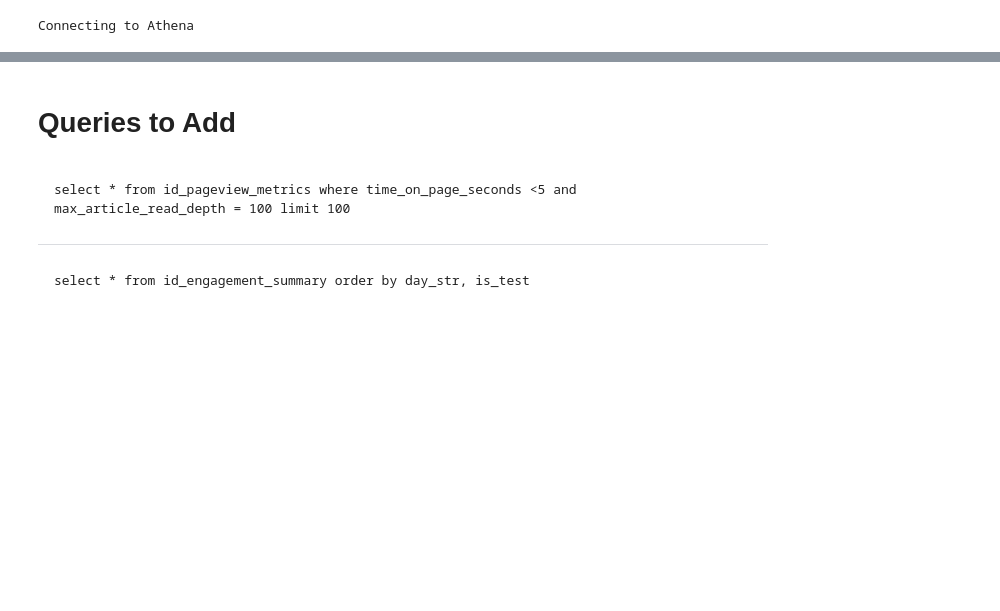
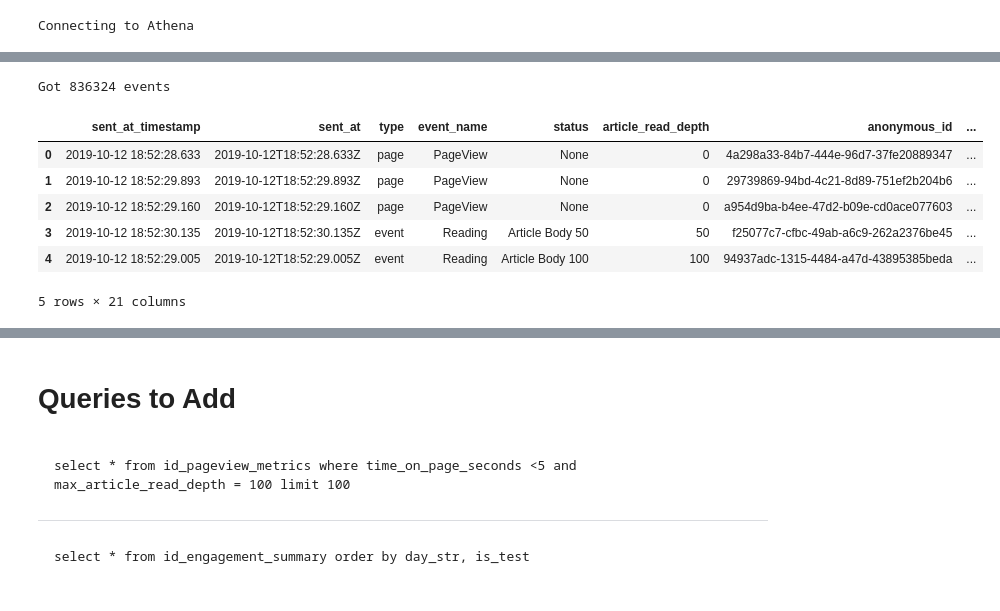
Before and after one commit to moneysmartco/blog-jupyter-notebooks, a Jupyter notebook: first_experiments.ipynb, the cells around one changed output, grey strips where cells are left out. Cells and saved outputs as stored; diff of their text form; code cells hidden in the pictures; blank space fills up the shorter version.

```diff
--- a/first_experiments.ipynb
+++ b/first_experiments.ipynb
@@ -146,0 +256,12 @@ unable to rollback
+# %%
+print("Got %i events"%len(events))
+events.head(5)
+# %% [output]
+Got 836324 events
+|  | sent_at_timestamp | sent_at | type | event_name | status | article_read_depth | anonymous_id | ... |
+| 0 | 2019-10-12 18:52:28.633 | 2019-10-12T18:52:28.633Z | page | PageView | None | 0 | 4a298a33-84b7-444e-96d7-37fe20889347 | ... |
+| 1 | 2019-10-12 18:52:29.893 | 2019-10-12T18:52:29.893Z | page | PageView | None | 0 | 29739869-94bd-4c21-8d89-751ef2b204b6 | ... |
+| 2 | 2019-10-12 18:52:29.160 | 2019-10-12T18:52:29.160Z | page | PageView | None | 0 | a954d9ba-b4ee-47d2-b09e-cd0ace077603 | ... |
+| 3 | 2019-10-12 18:52:30.135 | 2019-10-12T18:52:30.135Z | event | Reading | Article Body 50 | 50 | f25077c7-cfbc-49ab-a6c9-262a2376be45 | ... |
+| 4 | 2019-10-12 18:52:29.005 | 2019-10-12T18:52:29.005Z | event | Reading | Article Body 100 | 100 | 94937adc-1315-4484-a47d-43895385beda | ... |
+5 rows × 21 columns
```
Also changed, not shown: parts of 41 cells of this notebook.
